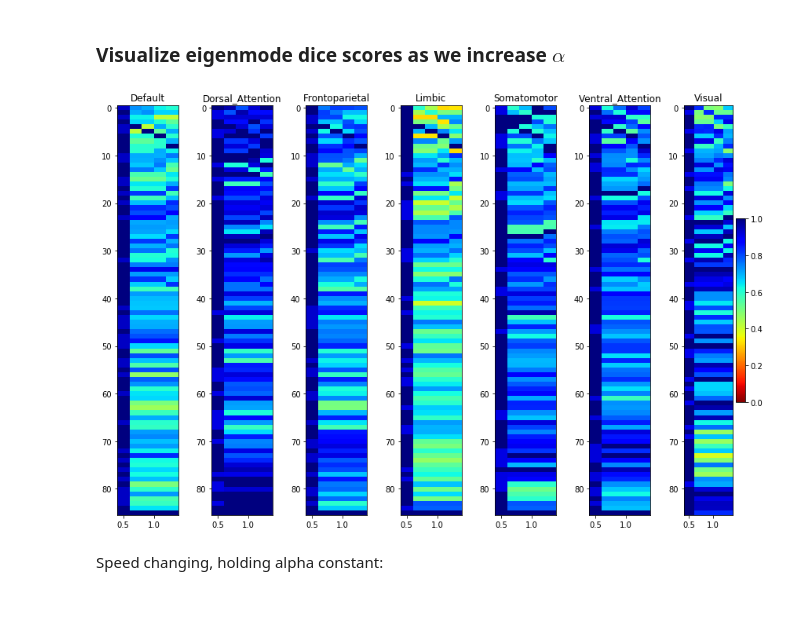
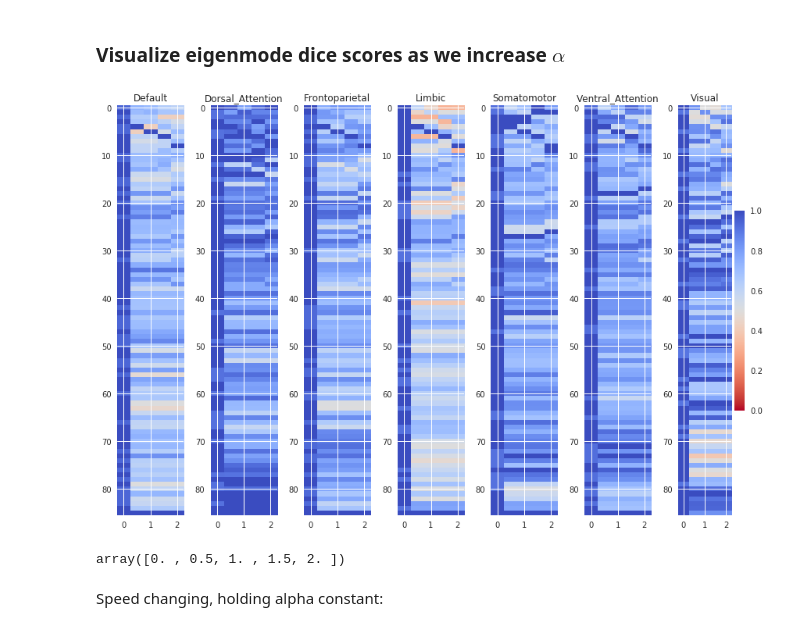
Before and after one commit to Raj-Lab-UCSF/spectrome, a Jupyter notebook: spectrome/notebooks/complex_laplacian/HCP_eigenmodes.ipynb, the cells around one changed output. Cells and saved outputs as stored; diff of their text form; code cells hidden in the pictures.

```diff
--- a/spectrome/notebooks/complex_laplacian/HCP_eigenmodes.ipynb
+++ b/spectrome/notebooks/complex_laplacian/HCP_eigenmodes.ipynb
@@ -437,39 +436,60 @@ for avec in np.arange(0,len(alpha_vec)):
 # %% [markdown]
 ### Visualize eigenmode dice scores as we increase $\alpha$
 # %%
-alphafig,(im1,im2,im3,im4,im5,im6,im7) = plt.subplots(1,7, figsize = (12,8))
-im1.imshow(alpha_dice[:,0,:],vmin=0, vmax=1, cmap='jet_r', aspect='auto')
-im1.title.set_text("Default")
-im1.set_xticklabels(alpha_vec)
+with plt.style.context('seaborn'):
+    alphafig,(im1,im2,im3,im4,im5,im6,im7) = plt.subplots(1,7, figsize = (12,8))
+    im1.imshow(alpha_dice[:,0,:],vmin=0, vmax=1, cmap='coolwarm_r', aspect='auto')
+    im1.title.set_text("Default")
+    im1.xaxis.set_major_locator(plt.MultipleLocator(1.5))
+    im1.xaxis.set_major_locator(plt.MaxNLocator(3))
+    im1.set_xticklabels([0, 0, 1, 2])
 
-im2.imshow(alpha_dice[:,1,:],vmin=0, vmax=1, cmap='jet_r', aspect='auto')
-im2.title.set_text(DKfc_binarized.index[1])
-im2.set_xticklabels(alpha_vec)
+    im2.imshow(alpha_dice[:,1,:],vmin=0, vmax=1, cmap='coolwarm_r', aspect='auto')
+    im2.title.set_text(DKfc_binarized.index[1])
+    im2.xaxis.set_major_locator(plt.MultipleLocator(1.5))
+    im2.xaxis.set_major_locator(plt.MaxNLocator(3))
+    im2.set_xticklabels([0, 0, 1, 2])
 
-im3.imshow(alpha_dice[:,2,:],vmin=0, vmax=1, cmap='jet_r', aspect='auto')
-im3.title.set_text(DKfc_binarized.index[2])
-im3.set_xticklabels(alpha_vec)
+    im3.imshow(alpha_dice[:,2,:],vmin=0, vmax=1, cmap='coolwarm_r', aspect='auto')
+    im3.title.set_text(DKfc_binarized.index[2])
+    im3.xaxis.set_major_locator(plt.MultipleLocator(1.5))
+    im3.xaxis.set_major_locator(plt.MaxNLocator(3))
+    im3.set_xticklabels([0, 0, 1, 2])
 
-im4.imshow(alpha_dice[:,3,:],vmin=0, vmax=1, cmap='jet_r', aspect='auto')
-im4.title.set_text(DKfc_binarized.index[3])
-im4.set_xticklabels(alpha_vec)
+    im4.imshow(alpha_dice[:,3,:],vmin=0, vmax=1, cmap='coolwarm_r', aspect='auto')
+    im4.title.set_text(DKfc_binarized.index[3])
+    im4.xaxis.set_major_locator(plt.MultipleLocator(1.5))
+    im4.xaxis.set_major_locator(plt.MaxNLocator(3))
+    im4.set_xticklabels([0, 0, 1, 2])
 
-im5.imshow(alpha_dice[:,4,:],vmin=0, vmax=1, cmap='jet_r', aspect='auto')
-im5.title.set_text(DKfc_binarized.index[4])
-im5.set_xticklabels(alpha_vec)
+    im5.imshow(alpha_dice[:,4,:],vmin=0, vmax=1, cmap='coolwarm_r', aspect='auto')
+    im5.title.set_text(DKfc_binarized.index[4])
+    im5.xaxis.set_major_locator(plt.MultipleLocator(1.5))
+    im5.xaxis.set_major_locator(plt.MaxNLocator(3))
+    im5.set_xticklabels([0, 0, 1, 2])
 
-im6.imshow(alpha_dice[:,5,:],vmin=0, vmax=1, cmap='jet_r', aspect='auto')
-im6.title.set_text(DKfc_binarized.index[5])
-im6.set_xticklabels(alpha_vec)
+    im6.imshow(alpha_dice[:,5,:],vmin=0, vmax=1, cmap='coolwarm_r', aspect='auto')
+    im6.title.set_text(DKfc_binarized.index[5])
+    im6.xaxis.set_major_locator(plt.MultipleLocator(1.5))
+    im6.xaxis.set_major_locator(plt.MaxNLocator(3))
+    im6.set_xticklabels([0, 0, 1, 2])
 
-im = im7.imshow(alpha_dice[:,6,:],vmin=0, vmax=1, cmap='jet_r', aspect='auto')
-im7.title.set_text(DKfc_binarized.index[6])
-im7.set_xticklabels(alpha_vec)
+    im = im7.imshow(alpha_dice[:,6,:],vmin=0, vmax=1, cmap='coolwarm_r', aspect='auto')
+    im7.title.set_text(DKfc_binarized.index[6])
+    im7.xaxis.set_major_locator(plt.MultipleLocator(1.5))
+    im7.xaxis.set_major_locator(plt.MaxNLocator(3))
+    im7.set_xticklabels([0, 0, 1, 2])
 
-plt.colorbar(im)
-plt.tight_layout()
+    plt.colorbar(im)
+    plt.tight_layout()
+
+plt.savefig('figures/DICE_alpha.png', dpi = 300)
 # %% [output]
-[figure, old version]
+[figure, new version]
+# %%
+alpha_vec
+# %% [output]
+array([0. , 0.5, 1. , 1.5, 2. ])
 # %% [markdown]
 Speed changing, holding alpha constant:
 # %%
```
Also changed, not shown: parts of 4 cells of this notebook, 8 other files.
